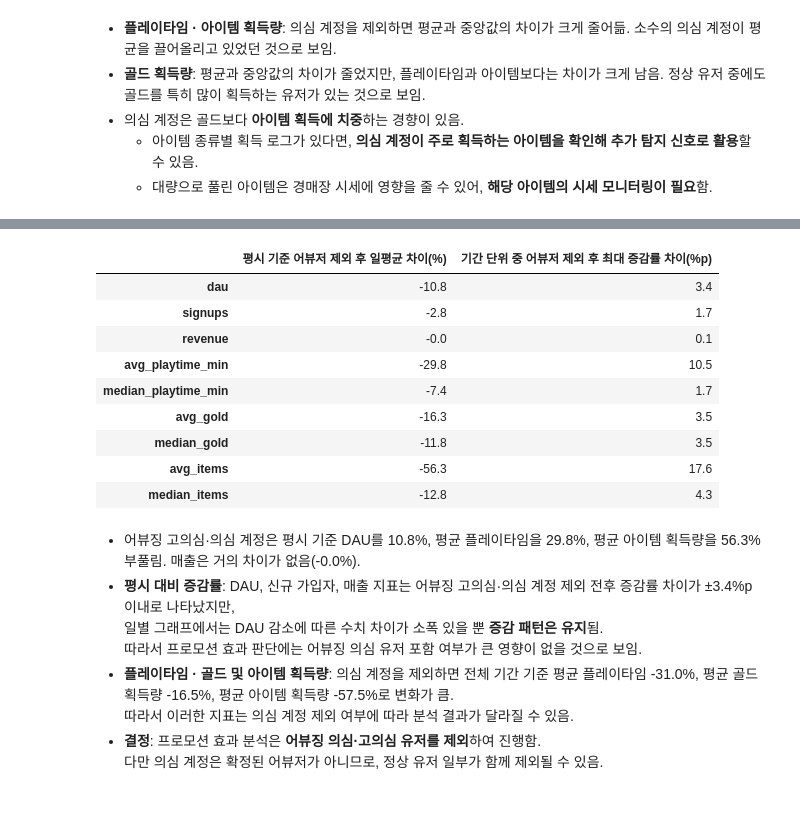
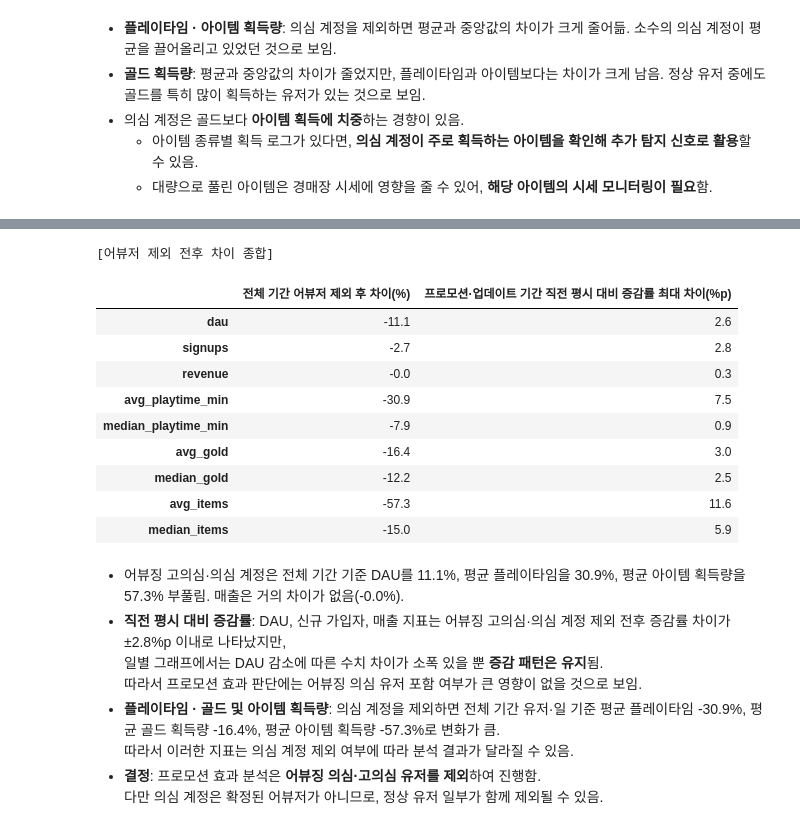
Before and after one commit to daun-k/mmorpg-liveops-analytics, a Jupyter notebook: notebooks/02_abuser_analysis.ipynb, the cells around one changed output, grey strips where cells are left out. Saved outputs shown, nothing was run; the diff lists cells and outputs as text; code cells hidden in the pictures.

```diff
--- a/notebooks/02_abuser_analysis.ipynb
+++ b/notebooks/02_abuser_analysis.ipynb
@@ -613,14 +613,34 @@ def make_daily_metrics(daily_df, pay_df, users_df):
 metrics_before = make_daily_metrics(daily, payments, users)
 metrics_after = make_daily_metrics(daily_clean, payments_clean, users_clean)
 # %%
-# 전체 기간 일평균 지표 수준 비교 (어뷰저 제외 전 vs 어뷰저 제외 후)
+# 전체 기간 지표 비교 (어뷰저 제외 전 vs 어뷰저 제외 후)
 
-mean_before = metrics_before.mean()
-mean_after = metrics_after.mean()
-level_diff = (mean_after / mean_before - 1) * 100      # 제외 후 / 제외 전 - 1
+# DAU, 신규 가입자, 매출: 하루 단위 지표라 일평균
+daily_cols = ["dau", "signups", "revenue"]
+daily_mean_before = metrics_before[daily_cols].mean()
+daily_mean_after = metrics_after[daily_cols].mean()
 
-level_table = pd.DataFrame([mean_before, mean_after, level_diff],
+# 플레이타임, 골드, 아이템: 유저·일 기준 (전체 유저·일 기록에서 바로 평균·중앙값 계산)
+activity_cols = {"playtime_min": "playtime_min", "gold_earned": "gold", "items_acquired": "items"}
+
+def make_user_day_stats(df):
+    stats = {}
+    for col, name in activity_cols.items():
+        stats[f"avg_{name}"] = df[col].mean()
+        stats[f"median_{name}"] = df[col].median()
+    return pd.Series(stats)
+
+activity_before = make_user_day_stats(daily)
+activity_after = make_user_day_stats(daily_clean)
+
+# 두 기준을 한 표로 합치고 제외 전후 차이(%) 계산
+level_before = pd.concat([daily_mean_before, activity_before])
+level_after = pd.concat([daily_mean_after, activity_after])
+level_diff = (level_after / level_before - 1) * 100
+
+level_table = pd.DataFrame([level_before, level_after, level_diff],
                            index=["제외 전", "제외 후", "차이(%)"])
 
+print("[전체 기간 지표: DAU·신규 가입자·매출은 일평균, 활동 지표는 유저·일 기준]")
 display(level_table.round(1))
 # %% [output]
@@ -691,33 +724,34 @@ display(change_table.round(1))
 # %%
-# 평시 및 프로모션·업데이트 기간 일평균 증감률 종합
+# 어뷰저 제외 전후 차이 종합
 
-# 기간별 증감률 차이 중 가장 큰 값 (핫픽스일은 1일이라 제외)
-period_diff = change_diff.drop(index=["평시", "핫픽스일"])
-max_change_diff = period_diff.abs().max()
+# 기간별 증감률 차이 중 가장 큰 값
+max_change_diff = change_diff.abs().max()
 
 decision_table = pd.DataFrame({
-    "평시 기준 어뷰저 제외 후 일평균 차이(%)": level_diff,
-    "기간 단위 중 어뷰저 제외 후 최대 증감률 차이(%p)": max_change_diff,
+    "전체 기간 어뷰저 제외 후 차이(%)": level_diff,
+    "프로모션·업데이트 기간 직전 평시 대비 증감률 최대 차이(%p)": max_change_diff,
 })
 
+print("[어뷰저 제외 전후 차이 종합]")
 display(decision_table.round(1))
 # %% [output]
+[어뷰저 제외 전후 차이 종합]
-|  | 평시 기준 어뷰저 제외 후 일평균 차이(%) | 기간 단위 중 어뷰저 제외 후 최대 증감률 차이(%p) |
-| dau | -10.8 | 3.4 |
-| signups | -2.8 | 1.7 |
-| revenue | -0.0 | 0.1 |
-| avg_playtime_min | -29.8 | 10.5 |
-| median_playtime_min | -7.4 | 1.7 |
-| avg_gold | -16.3 | 3.5 |
-| median_gold | -11.8 | 3.5 |
-| avg_items | -56.3 | 17.6 |
-| median_items | -12.8 | 4.3 |
+|  | 전체 기간 어뷰저 제외 후 차이(%) | 프로모션·업데이트 기간 직전 평시 대비 증감률 최대 차이(%p) |
+| dau | -11.1 | 2.6 |
+| signups | -2.7 | 2.8 |
+| revenue | -0.0 | 0.3 |
+| avg_playtime_min | -30.9 | 7.5 |
+| median_playtime_min | -7.9 | 0.9 |
+| avg_gold | -16.4 | 3.0 |
+| median_gold | -12.2 | 2.5 |
+| avg_items | -57.3 | 11.6 |
+| median_items | -15.0 | 5.9 |
 # %% [markdown]
-- 어뷰징 고의심·의심 계정은 평시 기준 DAU를 10.8%, 평균 플레이타임을 29.8%, 평균 아이템 획득량을 56.3% 부풀림. 매출은 거의 차이가 없음(-0.0%).
-- **평시 대비 증감률**: DAU, 신규 가입자, 매출 지표는 어뷰징 고의심·의심 계정 제외 전후 증감률 차이가 ±3.4%p 이내로 나타났지만,
+- 어뷰징 고의심·의심 계정은 전체 기간 기준 DAU를 11.1%, 평균 플레이타임을 30.9%, 평균 아이템 획득량을 57.3% 부풀림. 매출은 거의 차이가 없음(-0.0%).
+- **직전 평시 대비 증감률**: DAU, 신규 가입자, 매출 지표는 어뷰징 고의심·의심 계정 제외 전후 증감률 차이가 ±2.8%p 이내로 나타났지만,
   일별 그래프에서는 DAU 감소에 따른 수치 차이가 소폭 있을 뿐 **증감 패턴은 유지**됨.
   따라서 프로모션 효과 판단에는 어뷰징 의심 유저 포함 여부가 큰 영향이 없을 것으로 보임.
-- **플레이타임 · 골드 및 아이템 획득량**: 의심 계정을 제외하면 전체 기간 기준 평균 플레이타임 -31.0%, 평균 골드 획득량 -16.5%, 평균 아이템 획득량 -57.5%로 변화가 큼.
+- **플레이타임 · 골드 및 아이템 획득량**: 의심 계정을 제외하면 전체 기간 유저·일 기준 평균 플레이타임 -30.9%, 평균 골드 획득량 -16.4%, 평균 아이템 획득량 -57.3%로 변화가 큼.
   따라서 이러한 지표는 의심 계정 제외 여부에 따라 분석 결과가 달라질 수 있음.
 - **결정**: 프로모션 효과 분석은 **어뷰징 의심·고의심 유저를 제외**하여 진행함.
   다만 의심 계정은 확정된 어뷰저가 아니므로, 정상 유저 일부가 함께 제외될 수 있음.
```
Also changed, not shown: parts of 4 cells of this notebook.
